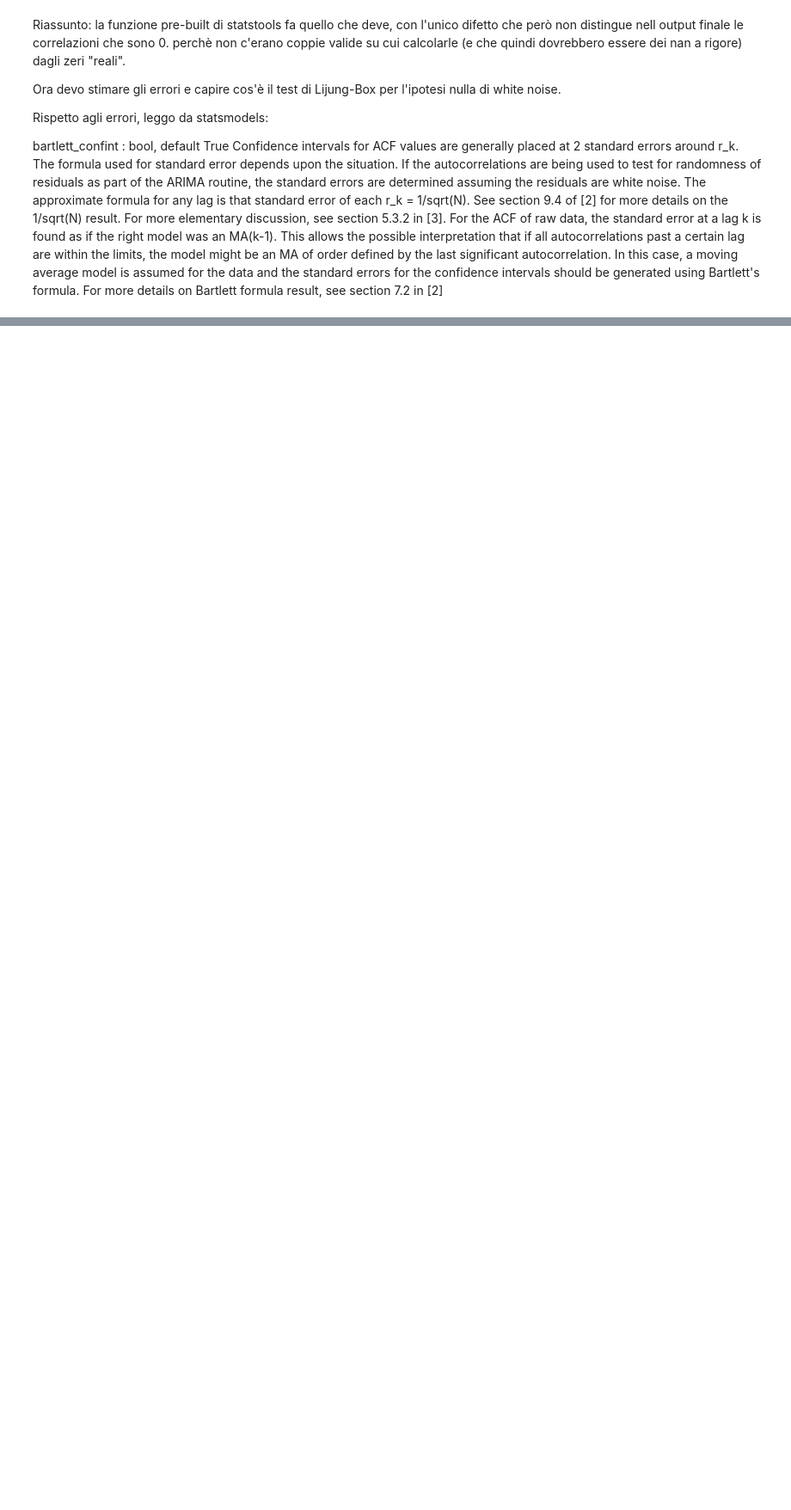
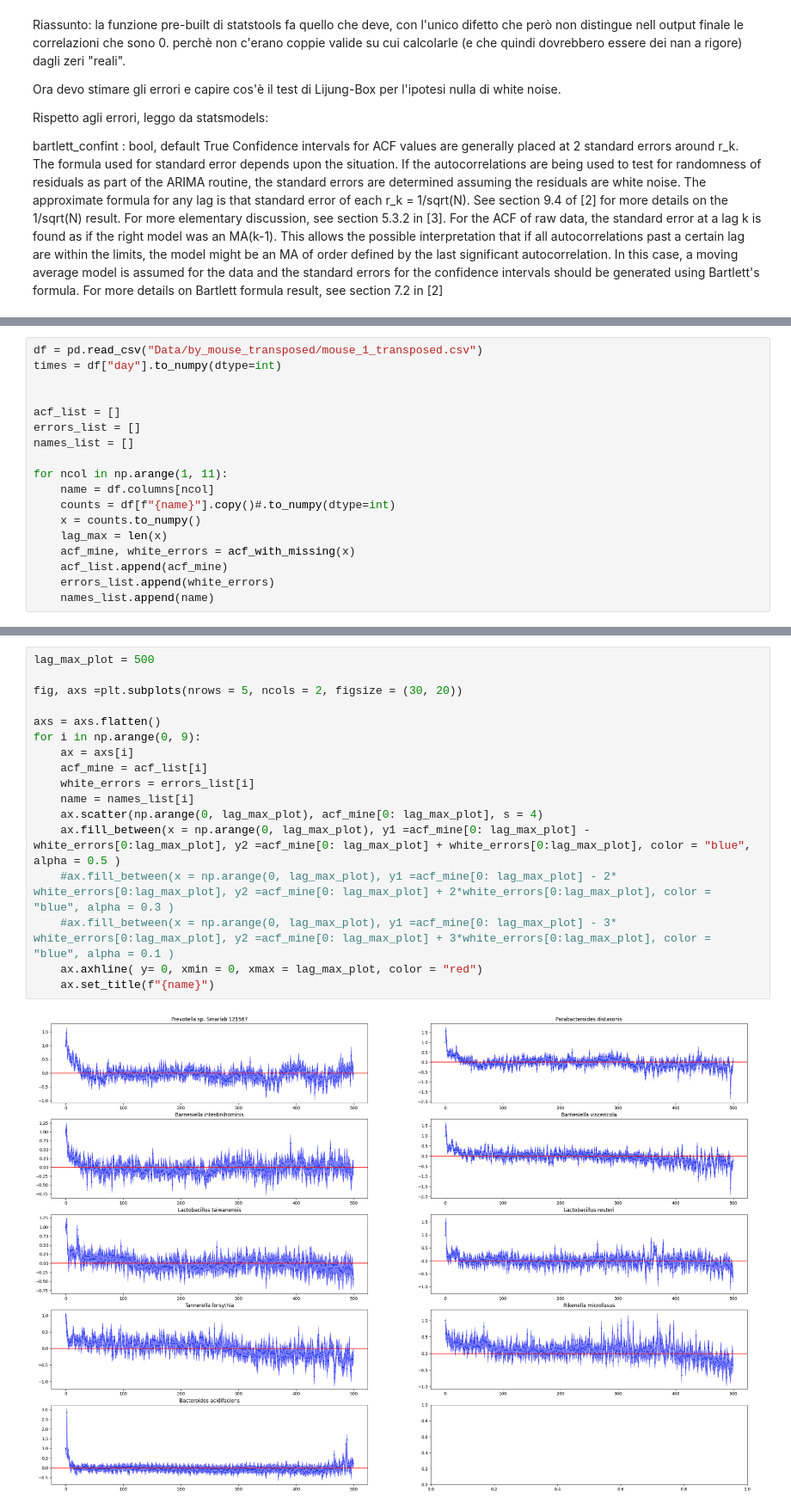
Before and after one commit to miriamzara/LCPA_project, a Jupyter notebook: new_analyisis_miriam.ipynb, the cells around one changed output, grey strips where cells are left out. Shown at 86% size. Drawn from its saved outputs; the diff is of its cells as text; blank space fills up the shorter version.

```diff
--- a/new_analyisis_miriam.ipynb
+++ b/new_analyisis_miriam.ipynb
@@ -321,0 +335,18 @@ The series is believed to be STATIONARY
+# %%
+df = pd.read_csv("Data/by_mouse_transposed/mouse_1_transposed.csv")
+times = df["day"].to_numpy(dtype=int)
+
+
+acf_list = []
+errors_list = []
+names_list = []
+
+for ncol in np.arange(1, 11):
+    name = df.columns[ncol]
+    counts = df[f"{name}"].copy()#.to_numpy(dtype=int)
+    x = counts.to_numpy()
+    lag_max = len(x)
+    acf_mine, white_errors = acf_with_missing(x)
+    acf_list.append(acf_mine)
+    errors_list.append(white_errors)
+    names_list.append(name)
@@ -321,0 +374,19 @@ The series is believed to be STATIONARY
+# %%
+lag_max_plot = 500
+
+fig, axs =plt.subplots(nrows = 5, ncols = 2, figsize = (30, 20))
+
+axs = axs.flatten()
+for i in np.arange(0, 9):
+    ax = axs[i]
+    acf_mine = acf_list[i]
+    white_errors = errors_list[i]
+    name = names_list[i]
+    ax.scatter(np.arange(0, lag_max_plot), acf_mine[0: lag_max_plot], s = 4)
+    ax.fill_between(x = np.arange(0, lag_max_plot), y1 =acf_mine[0: lag_max_plot] - white_errors[0:lag_max_plot], y2 =acf_mine[0: lag_max_plot] + white_errors[0:lag_max_plot], color = "blue", alpha = 0.5 )
+    #ax.fill_between(x = np.arange(0, lag_max_plot), y1 =acf_mine[0: lag_max_plot] - 2* white_errors[0:lag_max_plot], y2 =acf_mine[0: lag_max_plot] + 2*white_errors[0:lag_max_plot], color = "blue", alpha = 0.3 )
+    #ax.fill_between(x = np.arange(0, lag_max_plot), y1 =acf_mine[0: lag_max_plot] - 3* white_errors[0:lag_max_plot], y2 =acf_mine[0: lag_max_plot] + 3*white_errors[0:lag_max_plot], color = "blue", alpha = 0.1 )
+    ax.axhline( y= 0, xmin = 0, xmax = lag_max_plot, color = "red")
+    ax.set_title(f"{name}")
+# %% [output]
+[figure, added]
```
Also changed, not shown: parts of 18 cells of this notebook, 1 other file.
